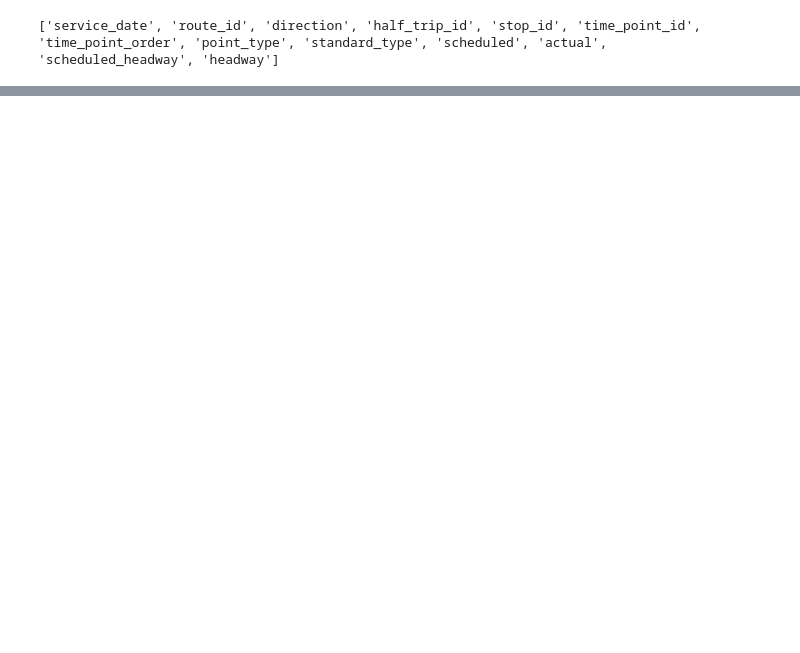
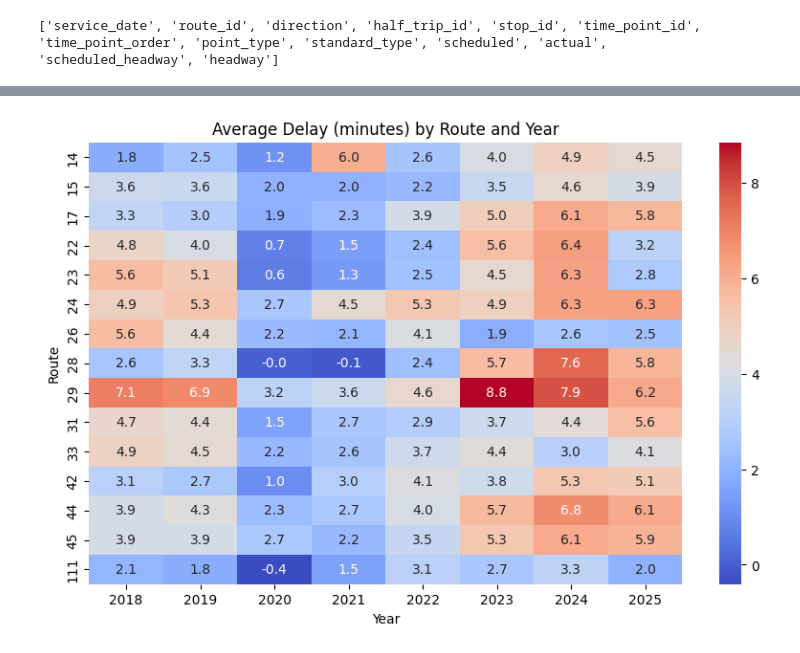
Before and after one commit to avanc13/CS506Project, a Jupyter notebook: notebooks/Average Delay/average_delay_improved.ipynb, the cells around one changed output, grey strips where cells are left out. Cells and saved outputs as stored; diff of their text form; code cells hidden in the pictures; blank space fills up the shorter version.

```diff
--- a/notebooks/Average Delay/average_delay_improved.ipynb
+++ b/notebooks/Average Delay/average_delay_improved.ipynb
@@ -223,0 +262,23 @@ Processing MBTA_avg_delay_standardized/MBTA-Bus-Arrival-Departure-Times_2024-10.
+# %%
+import seaborn as sns
+import matplotlib.pyplot as plt
+import pandas as pd
+
+# Ensure avg_delay_all is a pandas DataFrame
+if not isinstance(avg_delay_all, pd.DataFrame):
+    print("Error: avg_delay_all is not a pandas DataFrame.")
+else:
+    # Group by route_id and year and calculate the mean delay
+    avg_delay_grouped = avg_delay_all.groupby(['route_id', 'year'])['delay_min'].mean().reset_index()
+
+    # Create the pivot table
+    pivot = avg_delay_grouped.pivot(index='route_id', columns='year', values='delay_min')
+
+    plt.figure(figsize=(10, 6))
+    sns.heatmap(pivot, cmap='coolwarm', annot=True, fmt=".1f")
+    plt.title('Average Delay (minutes) by Route and Year')
+    plt.xlabel('Year')
+    plt.ylabel('Route')
+    plt.show()
+# %% [output]
+[figure, added]
```
Also changed, not shown: parts of 3 cells of this notebook.
